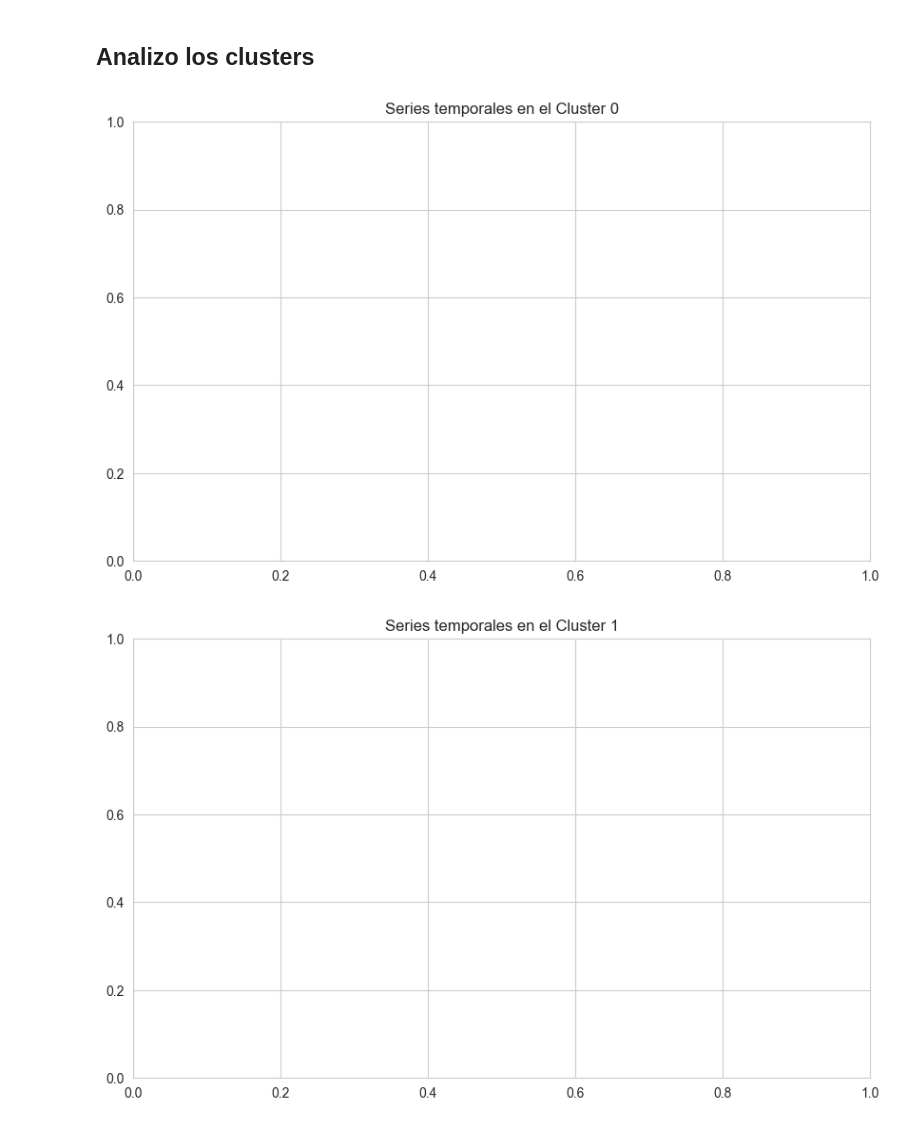
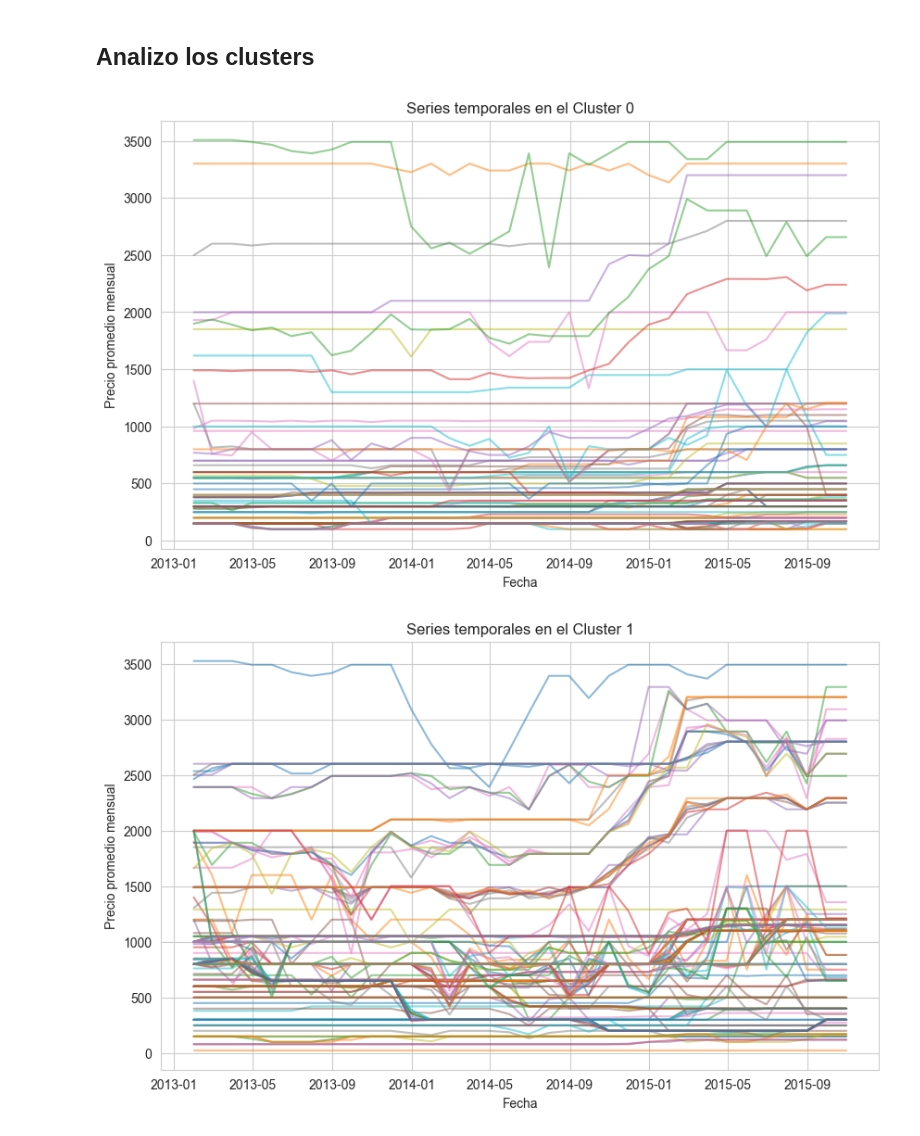
Before and after one commit to Nambu89/ML_Time_Series, a Jupyter notebook: Model_Time_Series.ipynb, the cells around one changed output. Cells and saved outputs as stored; diff of their text form; code cells hidden in the pictures.

```diff
--- a/Model_Time_Series.ipynb
+++ b/Model_Time_Series.ipynb
@@ -222,26 +219,0 @@ IndexError: boolean index did not match indexed array along dimension 0; dimensi
-# %%
-# Defino los números de clusters
-n_clusters = 5
-
-# Aplico K-Means
-kmeans = KMeans(n_clusters = n_clusters, random_state=0)
-clusters = kmeans.fit_predict(features_scaled)
-
-# Asigno los clusters al DataFrame original
-unique_ids = df["unique_id"].unique()
-clusters_df = pd.DataFrame({"unique_id": unique_ids, "cluser": clusters})
-
-# Ahora ahgo un merge de todo
-df = df.merge(clusters_df, on="unique_id", how="left")
-
-# Agrego los clusters de vuelta al DataFrame
-for i, cluster in enumerate(clusters):
-    df.loc[df["unique_id"] == i, "cluster"] = cluster
-
-# Renombramos la columna "unique_id" porque probablemente no la necesitemos más
-df = df.rename(columns={"unique_id": "id"})
-# %%
-# Agrego los clusters de vuelta al DataFrame
-df["cluster"] = clusters
-for i, cluster in enumerate(clusters):
-    df.loc[df["unique_id"] == i, "cluster"] = cluster
@@ -249,0 +220,7 @@ ValueError: Length of values (426) does not match length of index (14484)
+# %%
+df = df.merge(clusters_df, on="unique_id", how="left", suffixes=('', '_y'))
+df.drop(df.filter(regex='_y$').columns.tolist(), axis=1, inplace=True)
+# %%
+if 'cluster' in df.columns:
+    df.drop('cluster', axis=1, inplace=True)
+df = df.merge(clusters_df, on="unique_id", how="left")
@@ -252,25 +240,25 @@ ValueError: Length of values (426) does not match length of index (14484)
 # %%
 # Visualizo las series temporales en cada cluster
 for cluster in range(n_clusters):
     plt.figure(figsize=(10, 6))
 
     # Selecciona solo las filas que pertenecen al cluster actual
     cluster_df = df[df["cluster"] == cluster]
 
     # Asegúrate de que hay datos en el cluster antes de intentar graficar
     if cluster_df.empty:
         print(f"El Cluster {cluster} está vacío.")
         continue
 
     # Grafica cada serie temporal individual en el cluster
-    for unique_id in cluster_df["unique_id"].unique():
-        unique_id_series = cluster_df[cluster_df["unique_id"] == unique_id]
+    for unique_id in cluster_df["id"].unique():
+        unique_id_series = cluster_df[cluster_df["id"] == unique_id]
         plt.plot(unique_id_series["date"], unique_id_series["monthly_average_price"], alpha=0.5)
 
     plt.title(f"Series temporales en el Cluster {cluster}")
     plt.xlabel("Fecha")
     plt.ylabel("Precio promedio mensual")
     plt.show()
 # %% [output]
-[figure, old version]
+[figure, new version]
-[figure, old version]
+[figure, new version]
```
Also changed, not shown: parts of 14 cells of this notebook.
